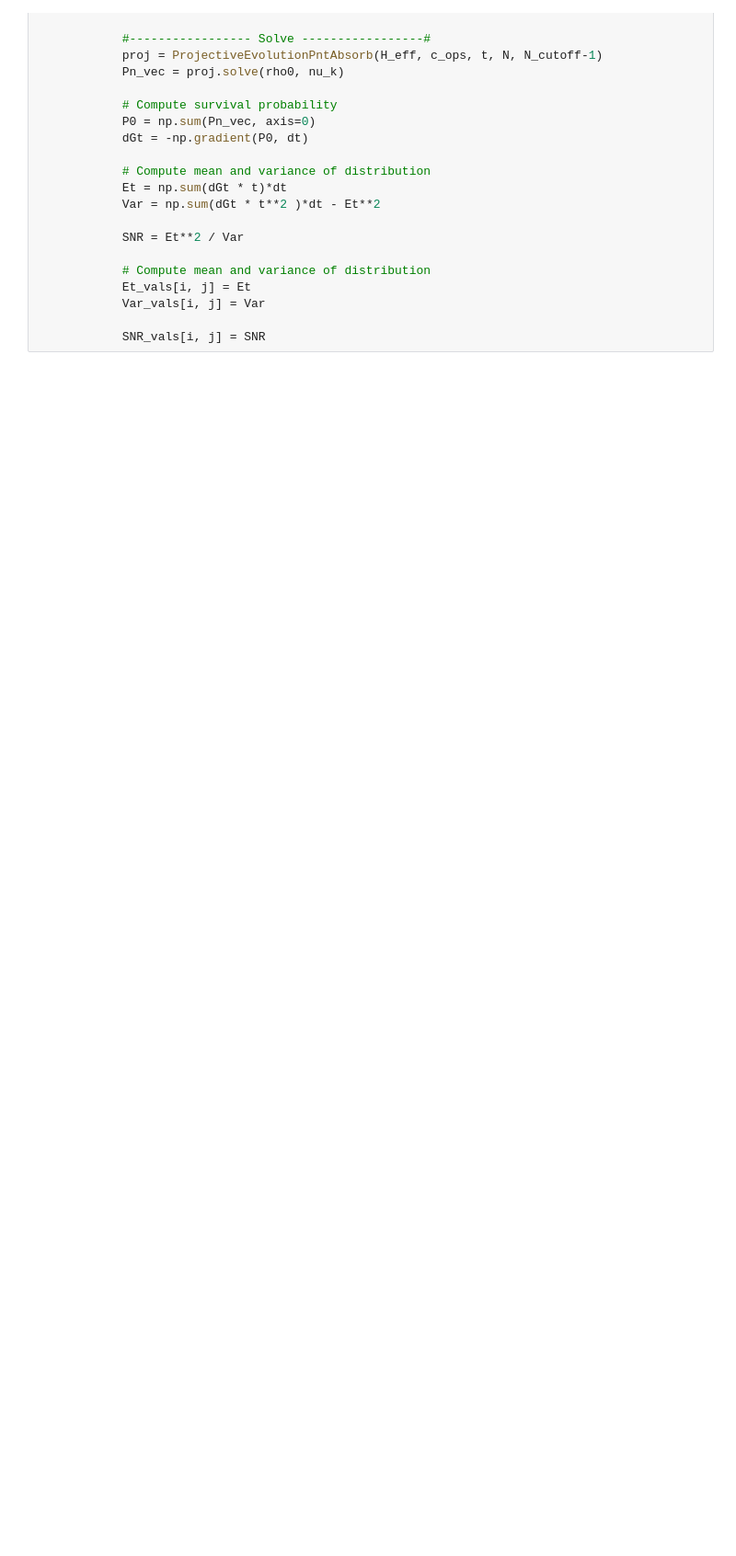
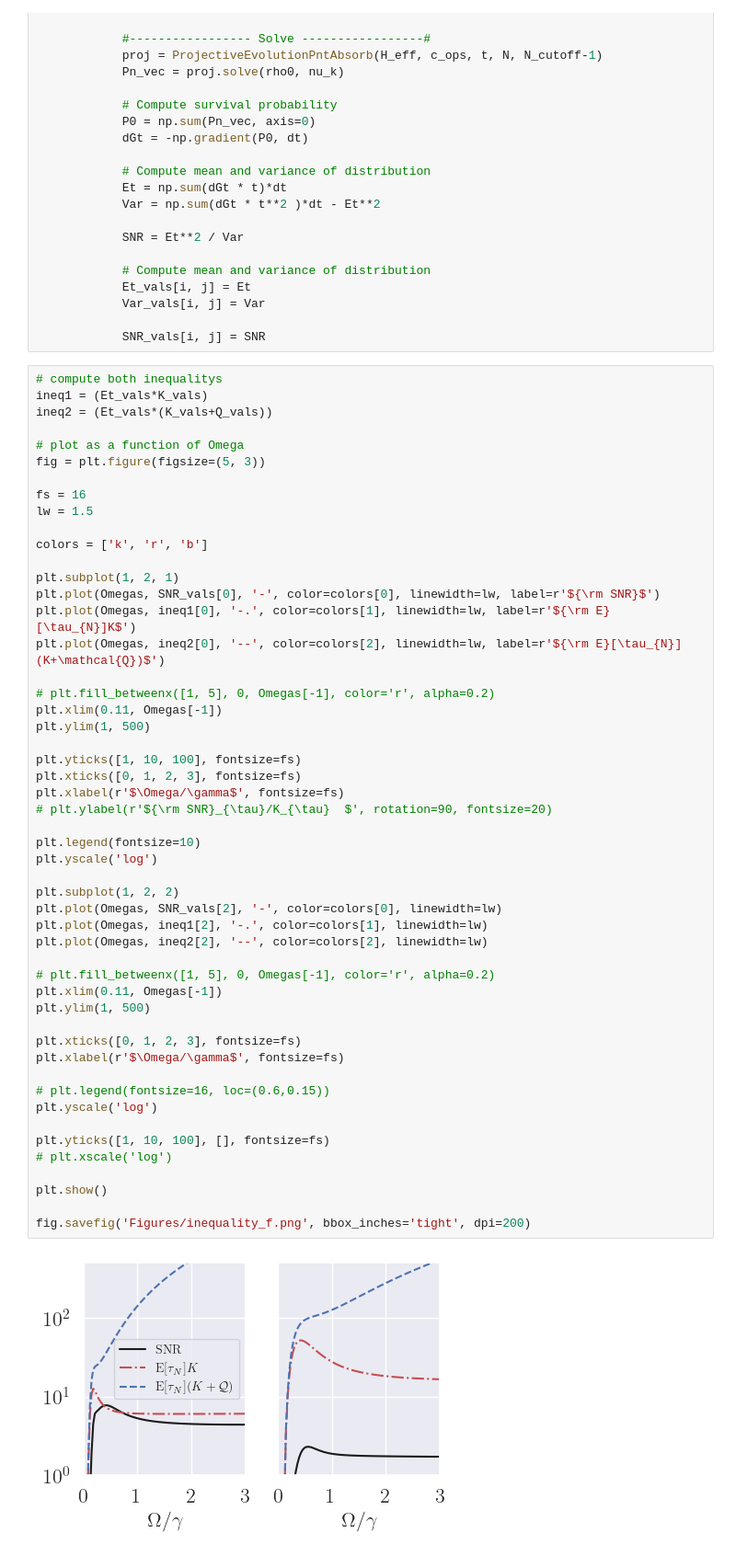
Before and after one commit to mikeal888/First_Passage_Times, a Jupyter notebook: Garrahan_example.ipynb, the cells around one changed output. Shown: that part at 92% size. Drawn from its saved outputs; the diff is of its cells as text; blank space fills up the shorter version.

```diff
--- a/Garrahan_example.ipynb
+++ b/Garrahan_example.ipynb
@@ -376,4 +376,57 @@ else:
             Var_vals[i, j] = Var
 
             SNR_vals[i, j] = SNR
+# %%
+# compute both inequalitys
+ineq1 = (Et_vals*K_vals)
+ineq2 = (Et_vals*(K_vals+Q_vals))
+
+# plot as a function of Omega
+fig = plt.figure(figsize=(5, 3))
+
+fs = 16
+lw = 1.5
+
+colors = ['k', 'r', 'b']
+
+plt.subplot(1, 2, 1)
+plt.plot(Omegas, SNR_vals[0], '-', color=colors[0], linewidth=lw, label=r'${\rm SNR}$')
+plt.plot(Omegas, ineq1[0], '-.', color=colors[1], linewidth=lw, label=r'${\rm E}[\tau_{N}]K$')
+plt.plot(Omegas, ineq2[0], '--', color=colors[2], linewidth=lw, label=r'${\rm E}[\tau_{N}](K+\mathcal{Q})$')
+
+# plt.fill_betweenx([1, 5], 0, Omegas[-1], color='r', alpha=0.2)
+plt.xlim(0.11, Omegas[-1])
+plt.ylim(1, 500)
+
+plt.yticks([1, 10, 100], fontsize=fs)
+plt.xticks([0, 1, 2, 3], fontsize=fs)
+plt.xlabel(r'$\Omega/\gamma$', fontsize=fs)
+# plt.ylabel(r'${\rm SNR}_{\tau}/K_{\tau}  $', rotation=90, fontsize=20)
+
+plt.legend(fontsize=10)
+plt.yscale('log')
+
+plt.subplot(1, 2, 2)
+plt.plot(Omegas, SNR_vals[2], '-', color=colors[0], linewidth=lw)
+plt.plot(Omegas, ineq1[2], '-.', color=colors[1], linewidth=lw)
+plt.plot(Omegas, ineq2[2], '--', color=colors[2], linewidth=lw)
+
+# plt.fill_betweenx([1, 5], 0, Omegas[-1], color='r', alpha=0.2)
+plt.xlim(0.11, Omegas[-1])
+plt.ylim(1, 500)
+
+plt.xticks([0, 1, 2, 3], fontsize=fs)
+plt.xlabel(r'$\Omega/\gamma$', fontsize=fs)
+
+# plt.legend(fontsize=16, loc=(0.6,0.15))
+plt.yscale('log')
+
+plt.yticks([1, 10, 100], [], fontsize=fs)
+# plt.xscale('log')
+
+plt.show()
+
+fig.savefig('Figures/inequality_f.png', bbox_inches='tight', dpi=200)
+# %% [output]
+[figure, added]
 # %%
```
Also changed, not shown: parts of 8 cells of this notebook, 1 other file.
